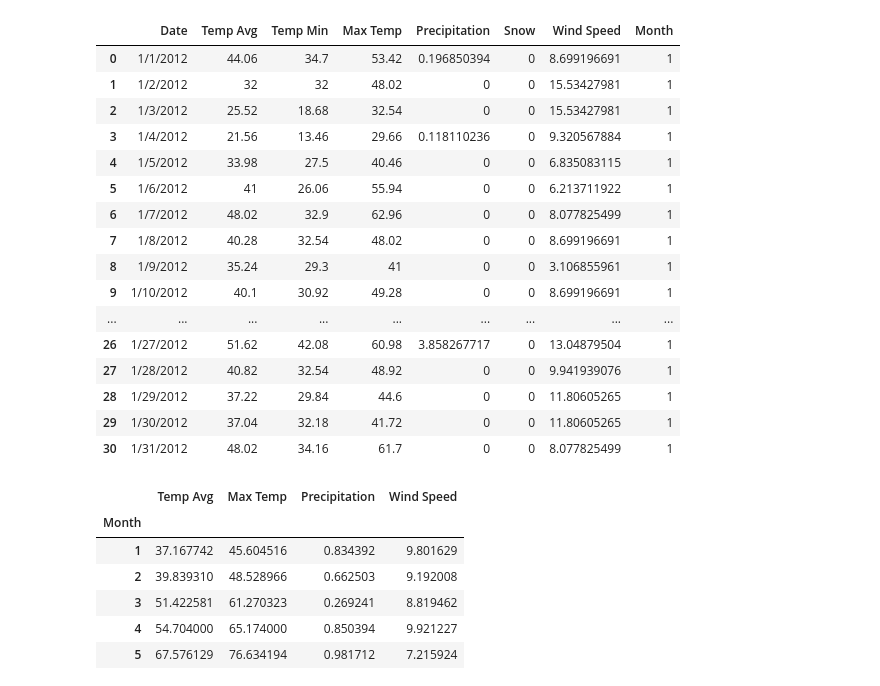
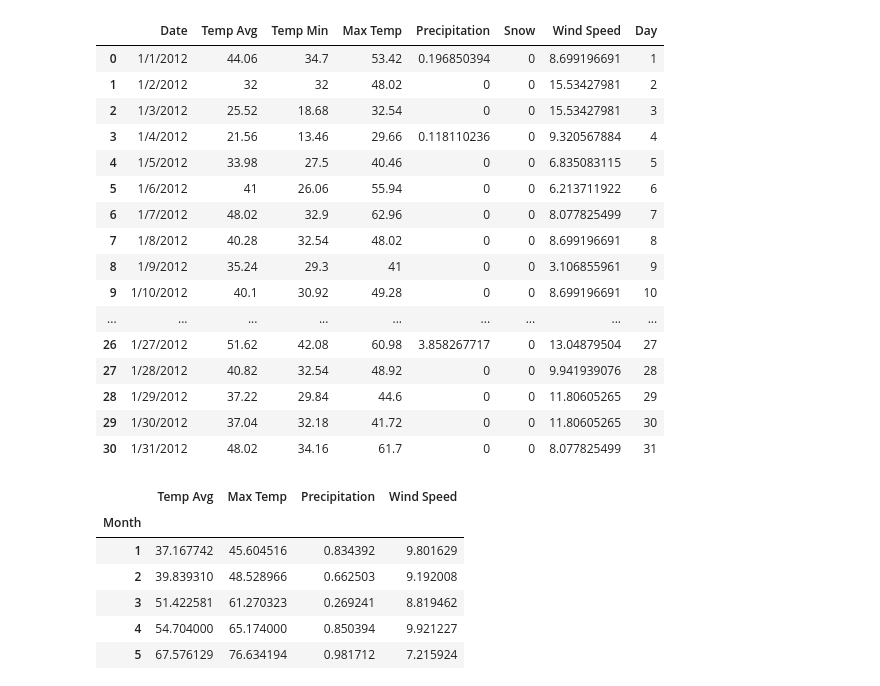
Before and after one commit to c-daily/UPenn_Project1, a Jupyter notebook: Weather_AllCities_2012vs2019.ipynb, the cells around one changed output. Saved outputs shown, nothing was run; the diff lists cells and outputs as text; code cells hidden in the pictures.

```diff
--- a/Weather_AllCities_2012vs2019.ipynb
+++ b/Weather_AllCities_2012vs2019.ipynb
@@ -59,36 +59,39 @@ with open(csvpath_philly_19) as csvfile_philly_19:
 # %%
 # Renaming original 2012 data frame columns and making a new column to store the Months calculated using a datetimeindex function on Date column
 
 chi_12_df = chi_12_df_first.rename(columns={0:"Date", 1:"Temp Avg", 2:"Temp Min", 3:"Max Temp",4:"Precipitation", 5:"Snow", 6:"Wind Speed"})
 chi_12_df['Month'] = pd.DatetimeIndex(chi_12_df['Date']).month
 
 LA_12_df = LA_12_df_first.rename(columns={0:"Date", 1:"Temp Avg", 2:"Temp Min", 3:"Max Temp",4:"Precipitation", 5:"Snow", 6:"Wind Speed"})
 LA_12_df['Month'] = pd.DatetimeIndex(LA_12_df['Date']).month
 
 ny_12_df = ny_12_df_first.rename(columns={0:"Date", 1:"Temp Avg", 2:"Temp Min", 3:"Max Temp",4:"Precipitation", 5:"Snow", 6:"Wind Speed"})
 ny_12_df['Month'] = pd.DatetimeIndex(ny_12_df['Date']).month
 
 philly_12_df = philly_12_df_first.rename(columns={0:"Date", 1:"Temp Avg", 2:"Temp Min", 3:"Max Temp",4:"Precipitation", 5:"Snow", 6:"Wind Speed"})
 philly_12_df['Month'] = pd.DatetimeIndex(philly_12_df['Date']).month
+
+philly_12_df = philly_12_df_first.rename(columns={0:"Date", 1:"Temp Avg", 2:"Temp Min", 3:"Max Temp",4:"Precipitation", 5:"Snow", 6:"Wind Speed"})
+philly_12_df['Day'] = pd.DatetimeIndex(philly_12_df['Date']).day
 philly_12_df.head(31)
 # %% [output]
-|  | Date | Temp Avg | Temp Min | Max Temp | Precipitation | Snow | Wind Speed | Month |
+|  | Date | Temp Avg | Temp Min | Max Temp | Precipitation | Snow | Wind Speed | Day |
 | 0 | 1/1/2012 | 44.06 | 34.7 | 53.42 | 0.196850394 | 0 | 8.699196691 | 1 |
-| 1 | 1/2/2012 | 32 | 32 | 48.02 | 0 | 0 | 15.53427981 | 1 |
-| 2 | 1/3/2012 | 25.52 | 18.68 | 32.54 | 0 | 0 | 15.53427981 | 1 |
-| 3 | 1/4/2012 | 21.56 | 13.46 | 29.66 | 0.118110236 | 0 | 9.320567884 | 1 |
-| 4 | 1/5/2012 | 33.98 | 27.5 | 40.46 | 0 | 0 | 6.835083115 | 1 |
-| 5 | 1/6/2012 | 41 | 26.06 | 55.94 | 0 | 0 | 6.213711922 | 1 |
-| 6 | 1/7/2012 | 48.02 | 32.9 | 62.96 | 0 | 0 | 8.077825499 | 1 |
-| 7 | 1/8/2012 | 40.28 | 32.54 | 48.02 | 0 | 0 | 8.699196691 | 1 |
-| 8 | 1/9/2012 | 35.24 | 29.3 | 41 | 0 | 0 | 3.106855961 | 1 |
-| 9 | 1/10/2012 | 40.1 | 30.92 | 49.28 | 0 | 0 | 8.699196691 | 1 |
+| 1 | 1/2/2012 | 32 | 32 | 48.02 | 0 | 0 | 15.53427981 | 2 |
+| 2 | 1/3/2012 | 25.52 | 18.68 | 32.54 | 0 | 0 | 15.53427981 | 3 |
+| 3 | 1/4/2012 | 21.56 | 13.46 | 29.66 | 0.118110236 | 0 | 9.320567884 | 4 |
+| 4 | 1/5/2012 | 33.98 | 27.5 | 40.46 | 0 | 0 | 6.835083115 | 5 |
+| 5 | 1/6/2012 | 41 | 26.06 | 55.94 | 0 | 0 | 6.213711922 | 6 |
+| 6 | 1/7/2012 | 48.02 | 32.9 | 62.96 | 0 | 0 | 8.077825499 | 7 |
+| 7 | 1/8/2012 | 40.28 | 32.54 | 48.02 | 0 | 0 | 8.699196691 | 8 |
+| 8 | 1/9/2012 | 35.24 | 29.3 | 41 | 0 | 0 | 3.106855961 | 9 |
+| 9 | 1/10/2012 | 40.1 | 30.92 | 49.28 | 0 | 0 | 8.699196691 | 10 |
 | ... | ... | ... | ... | ... | ... | ... | ... | ... |
-| 26 | 1/27/2012 | 51.62 | 42.08 | 60.98 | 3.858267717 | 0 | 13.04879504 | 1 |
-| 27 | 1/28/2012 | 40.82 | 32.54 | 48.92 | 0 | 0 | 9.941939076 | 1 |
-| 28 | 1/29/2012 | 37.22 | 29.84 | 44.6 | 0 | 0 | 11.80605265 | 1 |
-| 29 | 1/30/2012 | 37.04 | 32.18 | 41.72 | 0 | 0 | 11.80605265 | 1 |
-| 30 | 1/31/2012 | 48.02 | 34.16 | 61.7 | 0 | 0 | 8.077825499 | 1 |
+| 26 | 1/27/2012 | 51.62 | 42.08 | 60.98 | 3.858267717 | 0 | 13.04879504 | 27 |
+| 27 | 1/28/2012 | 40.82 | 32.54 | 48.92 | 0 | 0 | 9.941939076 | 28 |
+| 28 | 1/29/2012 | 37.22 | 29.84 | 44.6 | 0 | 0 | 11.80605265 | 29 |
+| 29 | 1/30/2012 | 37.04 | 32.18 | 41.72 | 0 | 0 | 11.80605265 | 30 |
+| 30 | 1/31/2012 | 48.02 | 34.16 | 61.7 | 0 | 0 | 8.077825499 | 31 |
 # %%
 # Creating new 2012 Data Frames by grouping on the Month column, converting columns to numeric values, and then finding averages
 chi_12_df[["Temp Avg", "Precipitation", "Wind Speed", "Max Temp"]] = chi_12_df[["Temp Avg", "Precipitation", "Wind Speed", "Max Temp"]].apply(pd.to_numeric)
```
Also changed, not shown: 3 other files.
